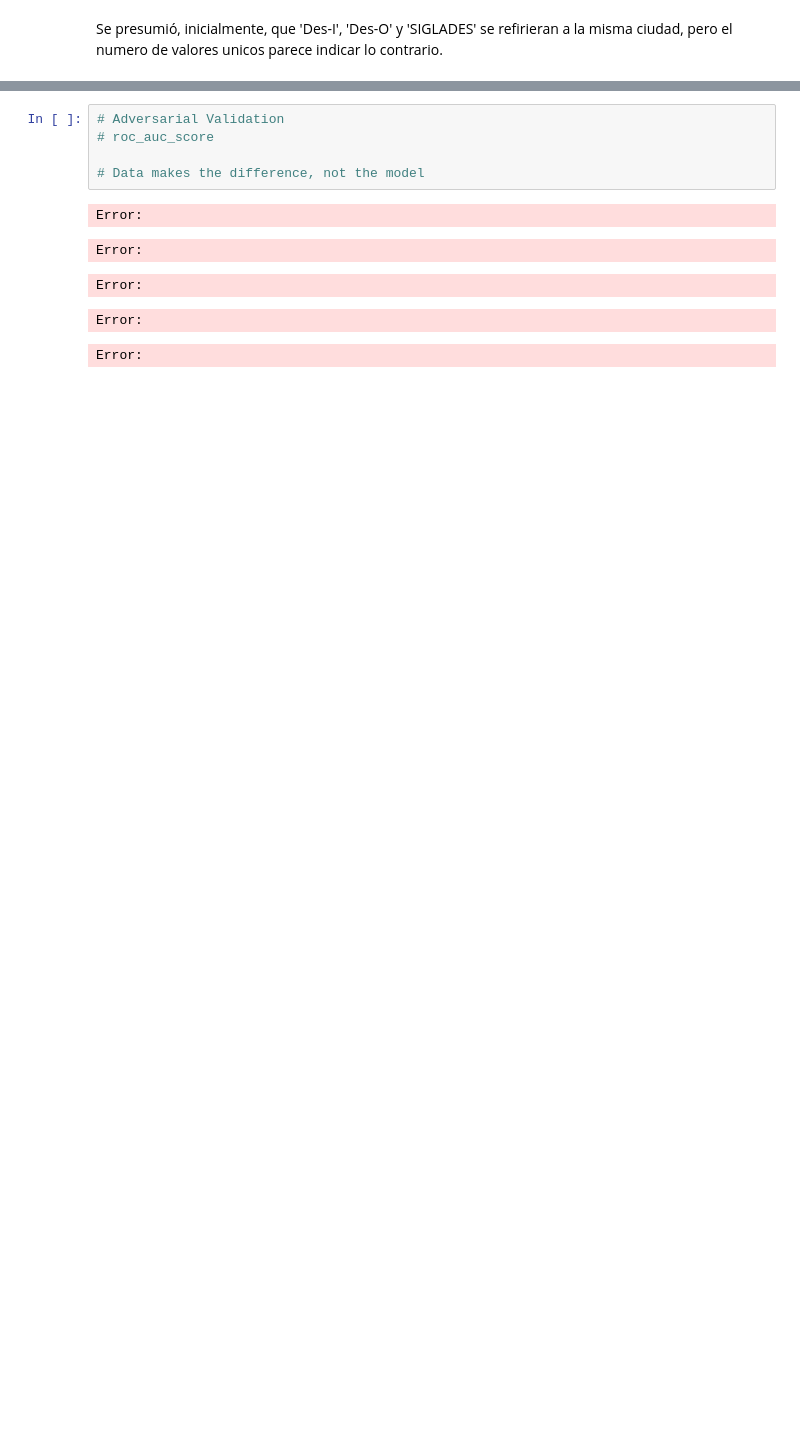
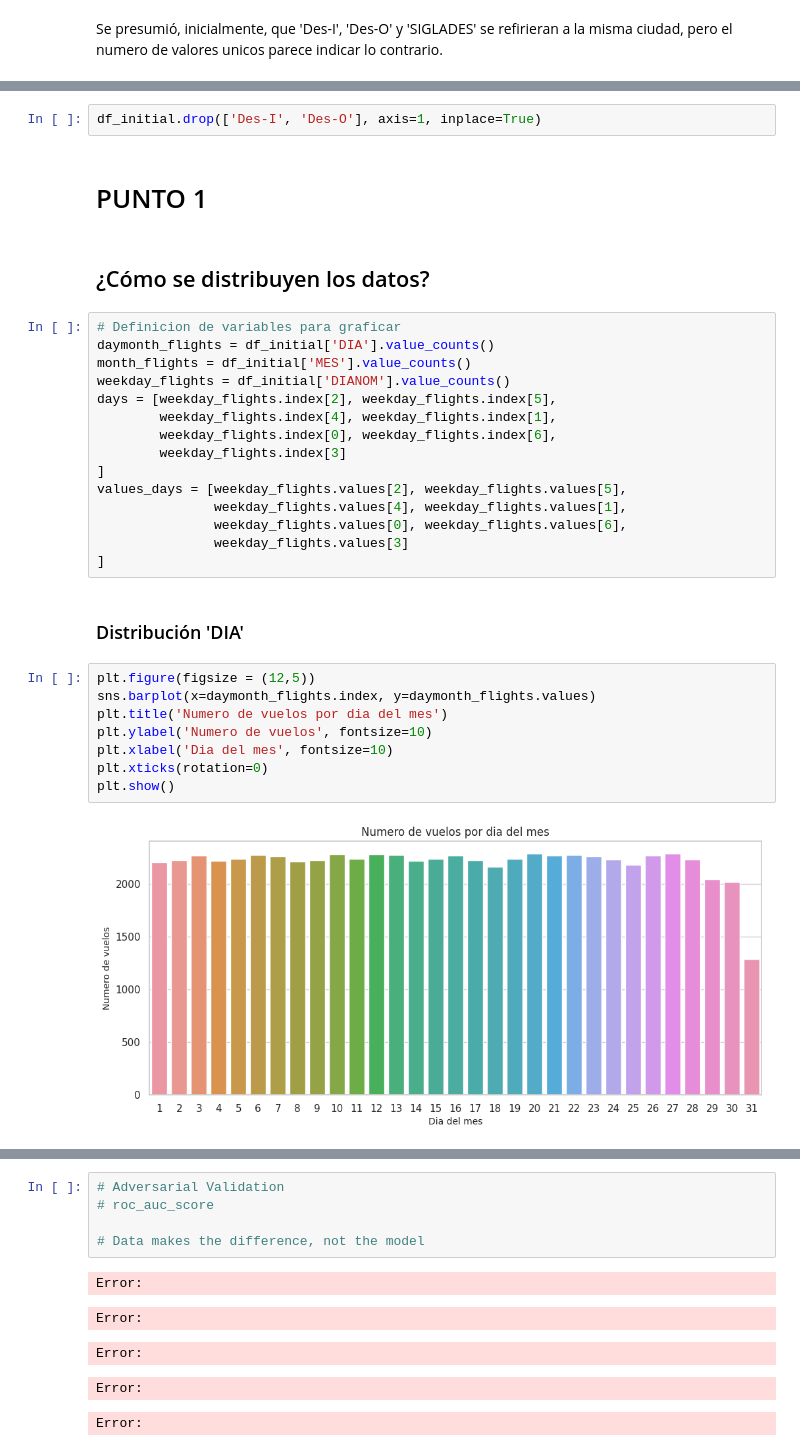
Before and after one commit to chuto81/datascientist_latam, a Jupyter notebook: solution.ipynb, the cells around one changed output, grey strips where cells are left out. Saved outputs shown, nothing was run; the diff lists cells and outputs as text; blank space fills up the shorter version.

Commit message:
Terminando punto 1

```diff
--- a/solution.ipynb
+++ b/solution.ipynb
@@ -398,0 +412,33 @@ NameError: name 'ProfileReport' is not defined
+# %%
+df_initial.drop(['Des-I', 'Des-O'], axis=1, inplace=True)
+# %% [markdown]
+# PUNTO 1
+# %% [markdown]
+## ¿Cómo se distribuyen los datos?
+# %%
+# Definicion de variables para graficar
+daymonth_flights = df_initial['DIA'].value_counts()
+month_flights = df_initial['MES'].value_counts()
+weekday_flights = df_initial['DIANOM'].value_counts()
+days = [weekday_flights.index[2], weekday_flights.index[5],
+        weekday_flights.index[4], weekday_flights.index[1],
+        weekday_flights.index[0], weekday_flights.index[6],
+        weekday_flights.index[3]
+]
+values_days = [weekday_flights.values[2], weekday_flights.values[5],
+               weekday_flights.values[4], weekday_flights.values[1],
+               weekday_flights.values[0], weekday_flights.values[6],
+               weekday_flights.values[3]
+]
+# %% [markdown]
+### Distribución 'DIA'
+# %%
+plt.figure(figsize = (12,5))
+sns.barplot(x=daymonth_flights.index, y=daymonth_flights.values)
+plt.title('Numero de vuelos por dia del mes')
+plt.ylabel('Numero de vuelos', fontsize=10)
+plt.xlabel('Dia del mes', fontsize=10)
+plt.xticks(rotation=0)
+plt.show()
+# %% [output]
+[figure, added]
```
Also changed, not shown: parts of 50 cells of this notebook.
